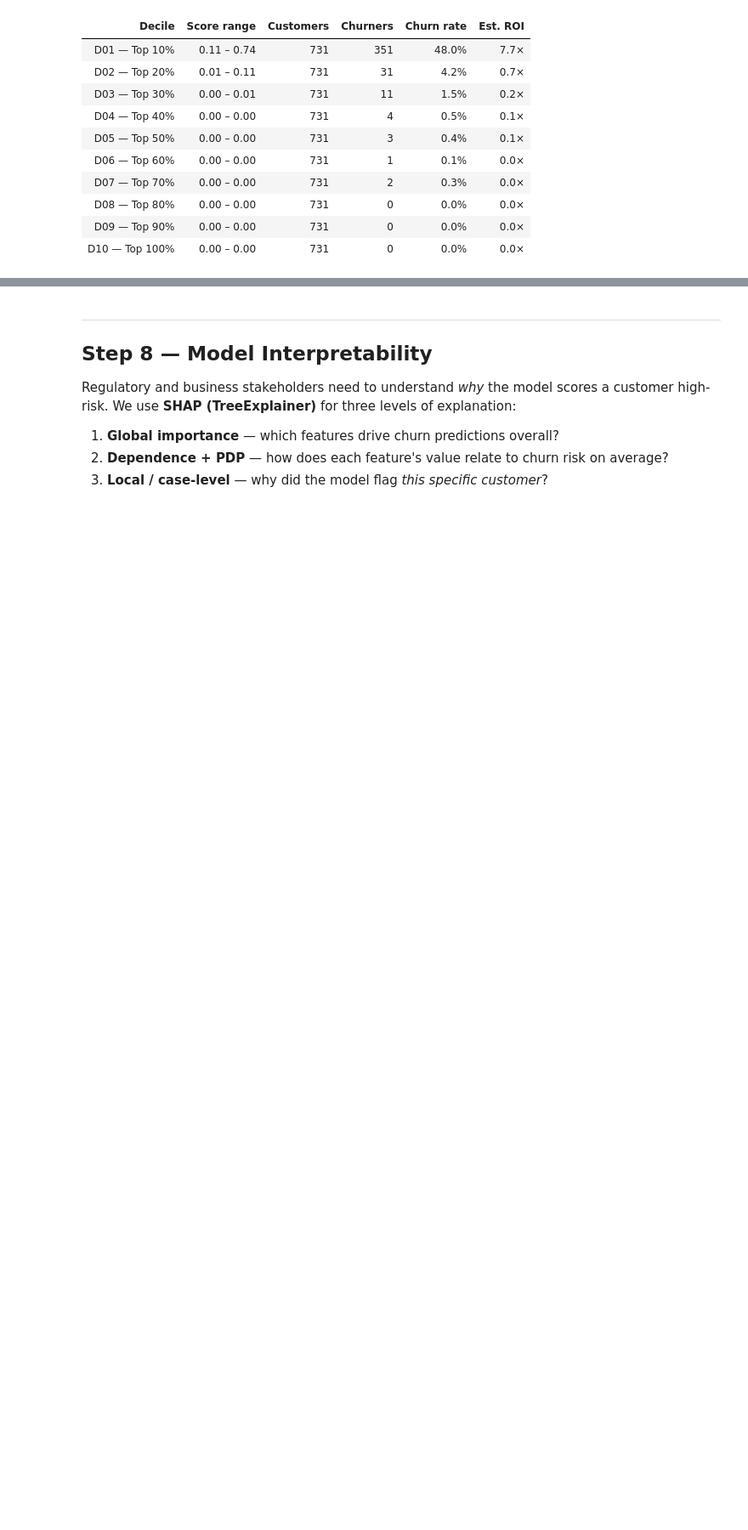
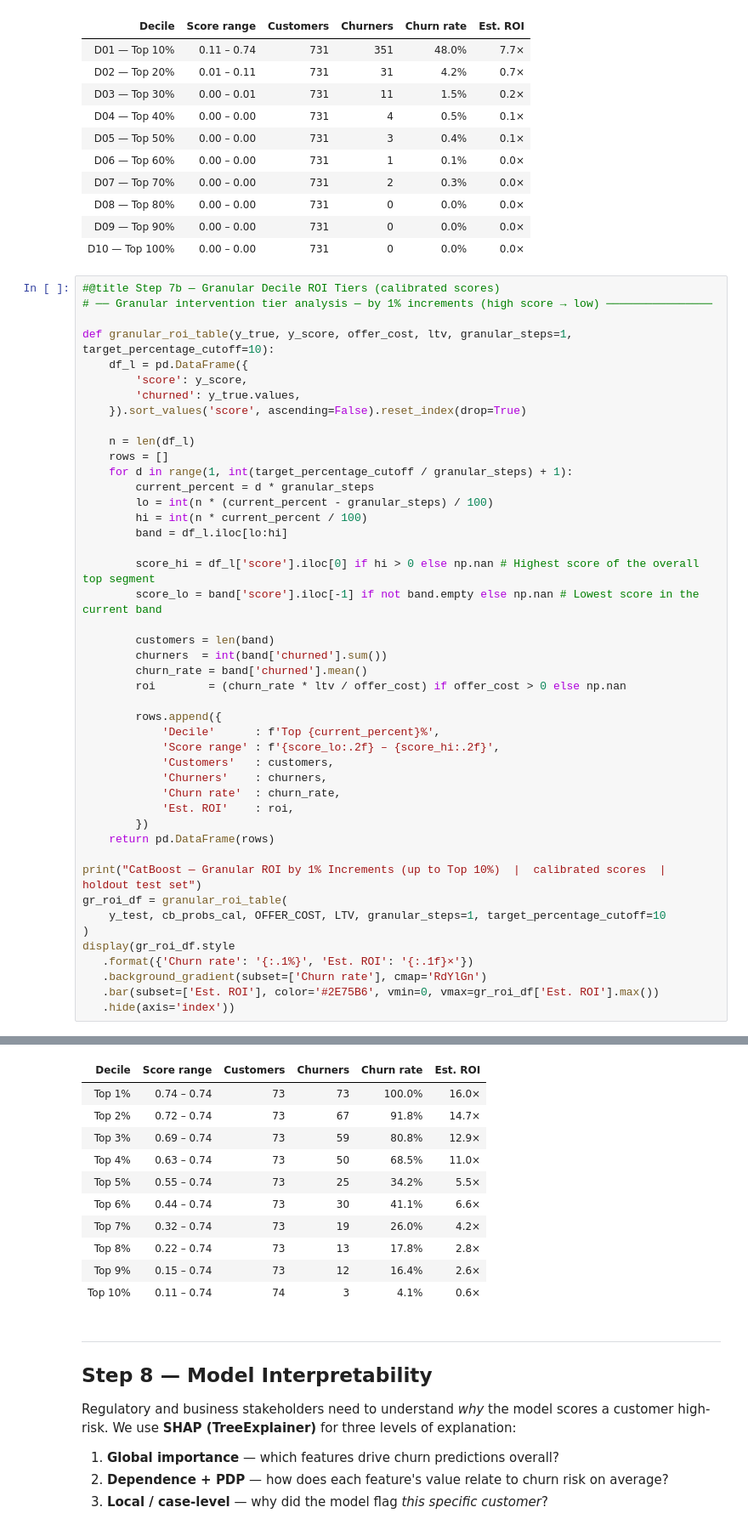
Before and after one commit to mamesjha/iguana-taco-repo, a Jupyter notebook: churn_master.ipynb, the cells around one changed output, grey strips where cells are left out. Shown at 85% size. Drawn from its saved outputs; the diff is of its cells as text; blank space fills up the shorter version.

```diff
--- a/churn_master.ipynb
+++ b/churn_master.ipynb
@@ -1319,3 +1346,49 @@ summary = pd.DataFrame(rows)
 | D08 — Top 80% | 0.00 – 0.00 | 731 | 0 | 0.0% | 0.0× |
 | D09 — Top 90% | 0.00 – 0.00 | 731 | 0 | 0.0% | 0.0× |
 | D10 — Top 100% | 0.00 – 0.00 | 731 | 0 | 0.0% | 0.0× |
+# %%
+#@title Step 7b — Granular Decile ROI Tiers (calibrated scores)
+# ── Granular intervention tier analysis — by 1% increments (high score → low) ────────────────
+
+def granular_roi_table(y_true, y_score, offer_cost, ltv, granular_steps=1, target_percentage_cutoff=10):
+    df_l = pd.DataFrame({
+        'score': y_score,
+        'churned': y_true.values,
+    }).sort_values('score', ascending=False).reset_index(drop=True)
+
+    n = len(df_l)
+    rows = []
+    for d in range(1, int(target_percentage_cutoff / granular_steps) + 1):
+        current_percent = d * granular_steps
+        lo = int(n * (current_percent - granular_steps) / 100)
+        hi = int(n * current_percent / 100)
+        band = df_l.iloc[lo:hi]
+
+        score_hi = df_l['score'].iloc[0] if hi > 0 else np.nan # Highest score of the overall top segment
+        score_lo = band['score'].iloc[-1] if not band.empty else np.nan # Lowest score in the current band
+
+        customers = len(band)
+        churners  = int(band['churned'].sum())
+        churn_rate = band['churned'].mean()
+        roi        = (churn_rate * ltv / offer_cost) if offer_cost > 0 else np.nan
+
+        rows.append({
+            'Decile'      : f'Top {current_percent}%',
+            'Score range' : f'{score_lo:.2f} – {score_hi:.2f}',
+            'Customers'   : customers,
+            'Churners'    : churners,
+            'Churn rate'  : churn_rate,
+            'Est. ROI'    : roi,
+        })
+    return pd.DataFrame(rows)
+
+print("CatBoost — Granular ROI by 1% Increments (up to Top 10%)  |  calibrated scores  |  holdout test set")
+gr_roi_df = granular_roi_table(
+    y_test, cb_probs_cal, OFFER_COST, LTV, granular_steps=1, target_percentage_cutoff=10
+)
+display(gr_roi_df.style
+   .format({'Churn rate': '{:.1%}', 'Est. ROI': '{:.1f}×'})
+   .background_gradient(subset=['Churn rate'], cmap='RdYlGn')
+   .bar(subset=['Est. ROI'], color='#2E75B6', vmin=0, vmax=gr_roi_df['Est. ROI'].max())
+   .hide(axis='index'))
+# %% [output]
@@ -1322,3 +1396,14 @@ summary = pd.DataFrame(rows)
+| Decile | Score range | Customers | Churners | Churn rate | Est. ROI |
+| Top 1% | 0.74 – 0.74 | 73 | 73 | 100.0% | 16.0× |
+| Top 2% | 0.72 – 0.74 | 73 | 67 | 91.8% | 14.7× |
+| Top 3% | 0.69 – 0.74 | 73 | 59 | 80.8% | 12.9× |
+| Top 4% | 0.63 – 0.74 | 73 | 50 | 68.5% | 11.0× |
+| Top 5% | 0.55 – 0.74 | 73 | 25 | 34.2% | 5.5× |
+| Top 6% | 0.44 – 0.74 | 73 | 30 | 41.1% | 6.6× |
+| Top 7% | 0.32 – 0.74 | 73 | 19 | 26.0% | 4.2× |
+| Top 8% | 0.22 – 0.74 | 73 | 13 | 17.8% | 2.8× |
+| Top 9% | 0.15 – 0.74 | 73 | 12 | 16.4% | 2.6× |
+| Top 10% | 0.11 – 0.74 | 74 | 3 | 4.1% | 0.6× |
 # %% [markdown]
 ---
 ## Step 8 — Model Interpretability
```
Also changed, not shown: parts of 4 cells of this notebook.
